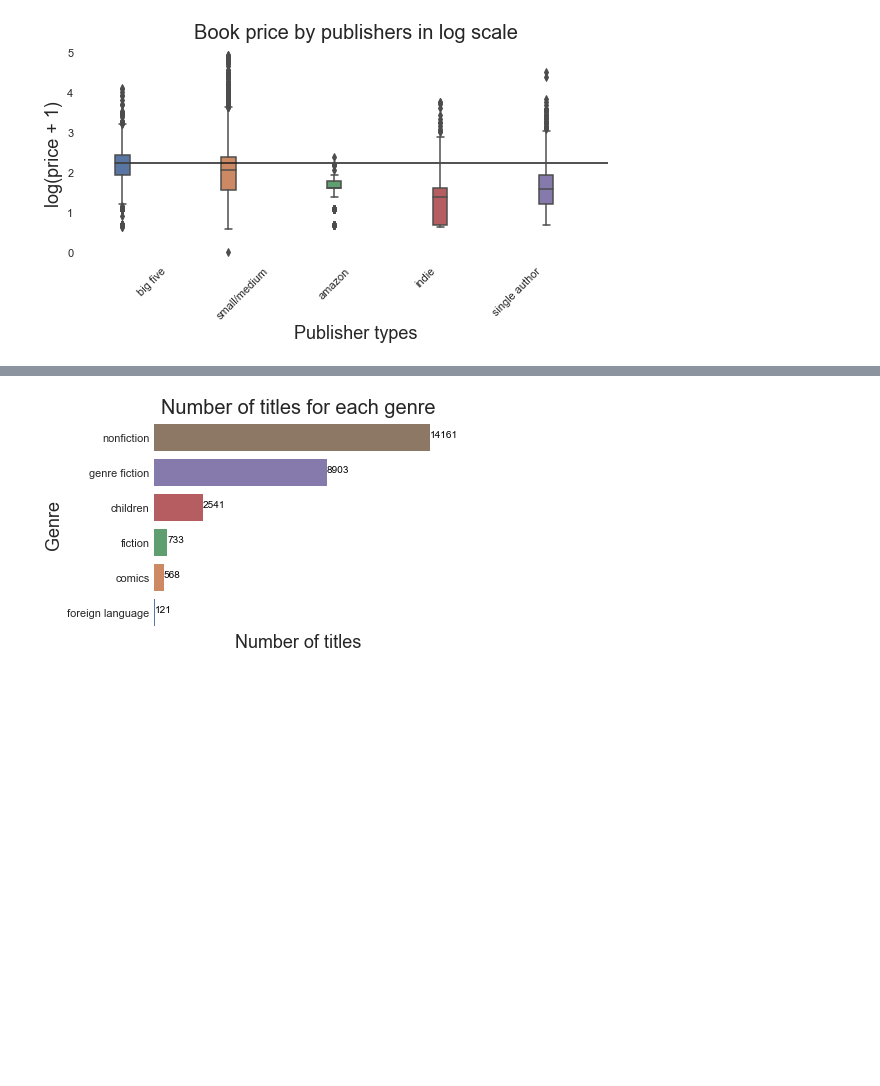
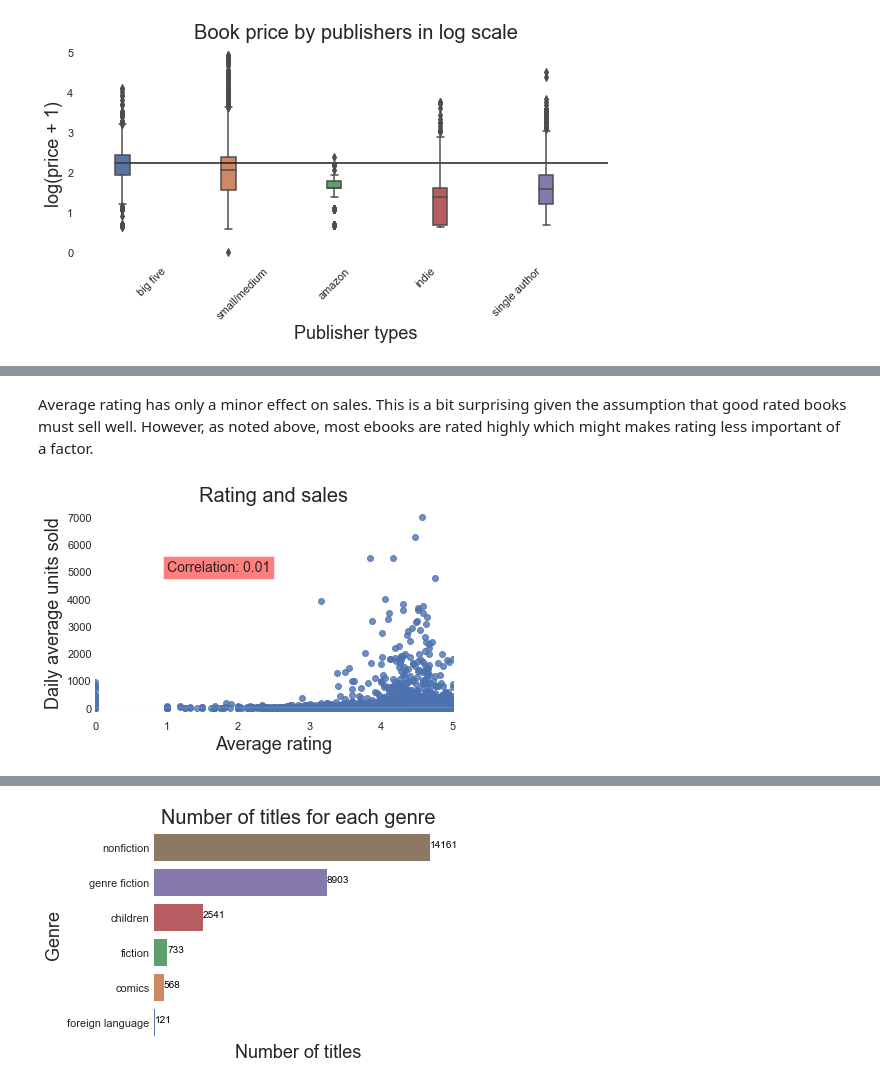
Before and after one commit to vh42720/book_analysis, a Jupyter notebook: 02_eda.ipynb, the cells around one changed output, grey strips where cells are left out. Drawn from its saved outputs; the diff is of its cells as text; code cells hidden in the pictures; blank space fills up the shorter version.

```diff
--- a/02_eda.ipynb
+++ b/02_eda.ipynb
@@ -190,0 +247,28 @@ some trivia: top 10 publisher has the most books/ most sales.
+# %% [markdown]
+Average rating has only a minor effect on sales. This is a bit surprising
+given the assumption that good rated books must sell well. However, as noted above,
+most ebooks are rated highly which might makes rating less important of a factor.
+# %%
+# average rating and daily units sold
+sns.regplot(y='daily_average_units_sold',
+            x='average_rating',
+            data=sales)
+
+# Correlation box
+s = np.corrcoef(sales.daily_average_units_sold, sales.average_rating)[0,1]
+s = f'Correlation: {np.round(s, 2)}'
+plt.text(y=5000,
+         x=1,
+         s=s,
+         fontsize=14,
+         bbox=dict(facecolor='red', alpha=0.5))
+
+# plot parameter
+plt.title('Rating and sales')
+plt.ylabel('Daily average units sold')
+plt.xlabel('Average rating')
+plt.tight_layout()
+sns.despine(left=True, bottom=True)
+plt.savefig(f'{image_path}\\average_ratings_and_sales.png')
+# %% [output]
+[figure, added]
```
Also changed, not shown: parts of 21 cells of this notebook, 39 other files.
